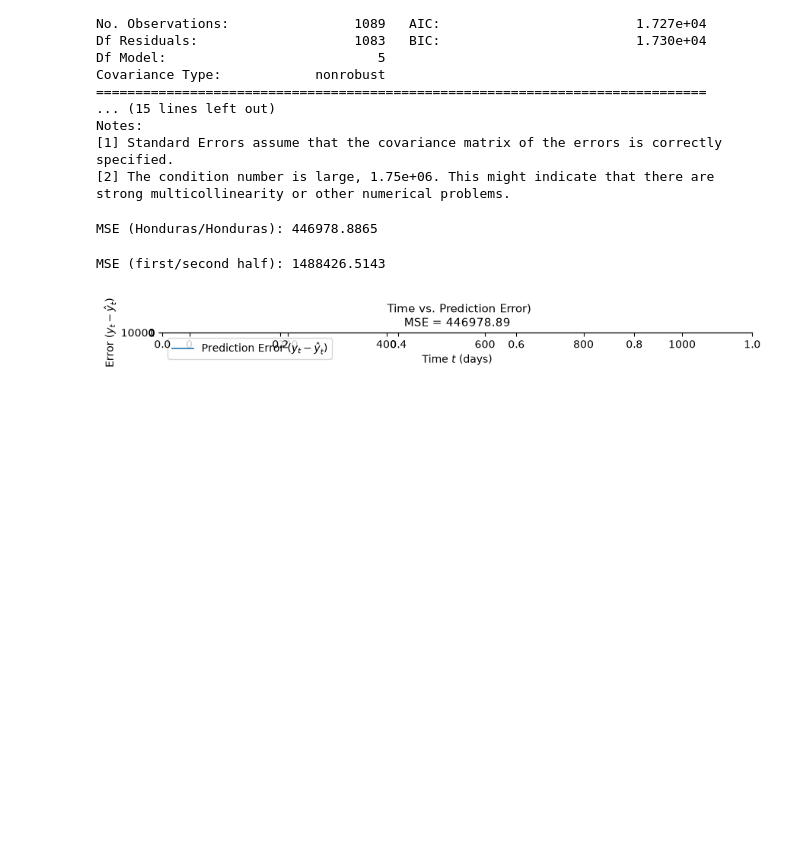
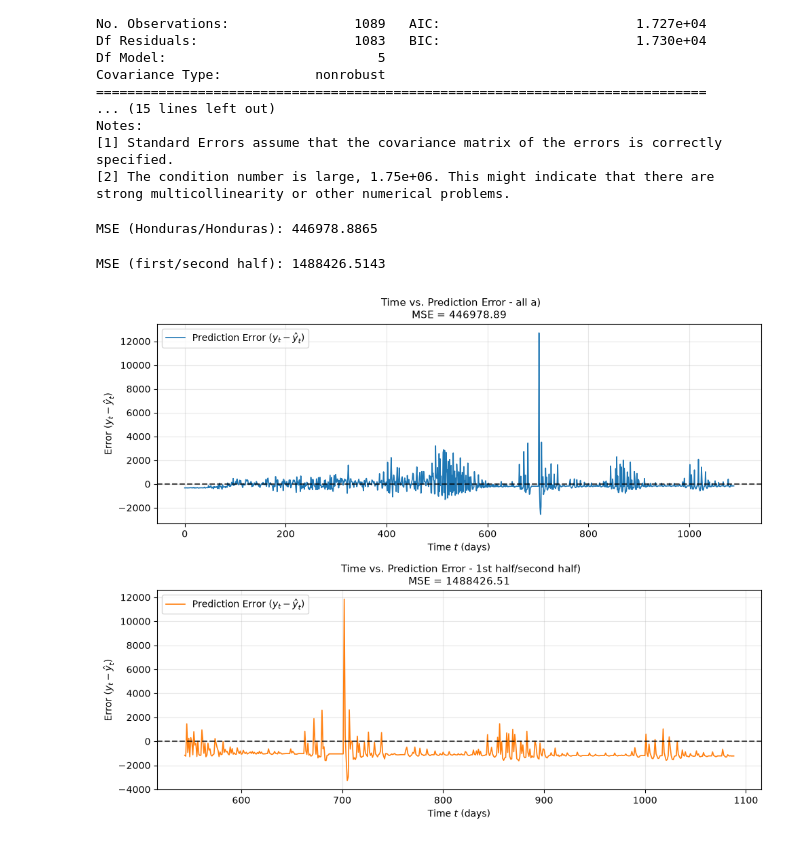
Before and after one commit to sramirez44/Assignment-9, a Jupyter notebook: hw9.ipynb, the cells around one changed output. Saved outputs shown, nothing was run; the diff lists cells and outputs as text; code cells hidden in the pictures; blank space fills up the shorter version.

Commit message:
plot for second half

```diff
--- a/hw9.ipynb
+++ b/hw9.ipynb
@@ -90,24 +90,45 @@ print(f"MSE (first/second half): {mse_half:.4f}")
 MSE (first/second half): 1488426.5143
 # %%
 # time vs prediction error plot
-fig, axes = plt.subplots(2,1, figsize=(10,0), sharex=False)
+fig, axes = plt.subplots(2,1, figsize=(10,8), sharex=False)
 
 # plot - all of a
 axes[0].plot(
     df_honduras.index,
     errors_all,
     color="tab:blue",
     linewidth=1.2,
     label="Prediction Error ($y_t - \hat{y}_t$)",
 )
 axes[0].axhline(0, color="black", linestyle="--", alpha=0.7)
 axes[0].set_title(
-    f" Time vs. Prediction Error)\nMSE = {mse_all:.2f}",
+    f" Time vs. Prediction Error - all a)\nMSE = {mse_all:.2f}",
     fontsize=11,
 )
 axes[0].set_xlabel("Time $t$ (days)")
 axes[0].set_ylabel("Error ($y_t - \hat{y}_t$)")
 axes[0].legend(loc="upper left")
 axes[0].grid(True, alpha=0.3)
+
+# plot - second half
+axes[1].plot(
+    test_a.index,
+    errors_half,
+    color="tab:orange",
+    linewidth=1.2,
+    label=r"Prediction Error ($y_t - \hat{y}_t$)",
+)
+axes[1].axhline(0, color="black", linestyle="--", alpha=0.7)
+axes[1].set_title(
+    f" Time vs. Prediction Error - 1st half/second half)\nMSE = {mse_half:.2f}",
+    fontsize=11,
+)
+axes[1].set_xlabel("Time $t$ (days)")
+axes[1].set_ylabel(r"Error ($y_t - \hat{y}_t$)")
+axes[1].legend(loc="upper left")
+axes[1].grid(True, alpha=0.3)
+
+plt.tight_layout()
+plt.show()
 # %% [output]
-[figure, old version]
+[figure, new version]
```
